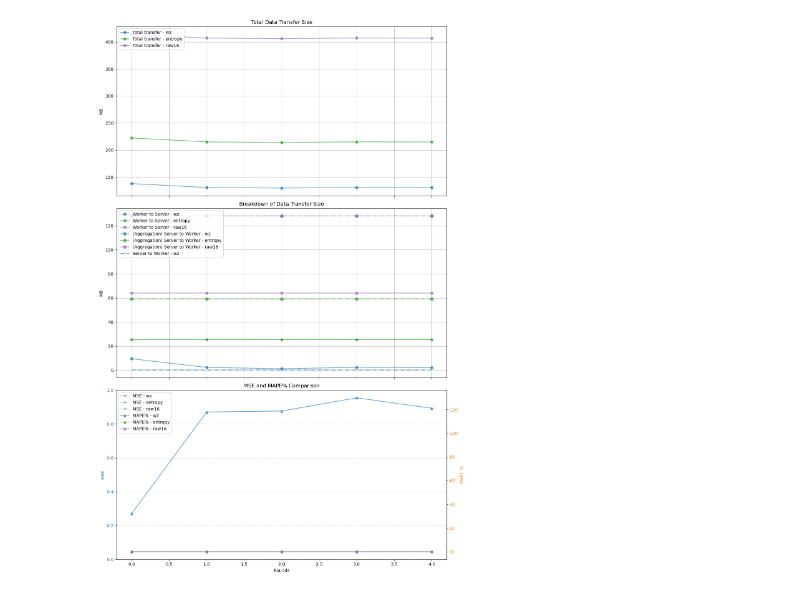
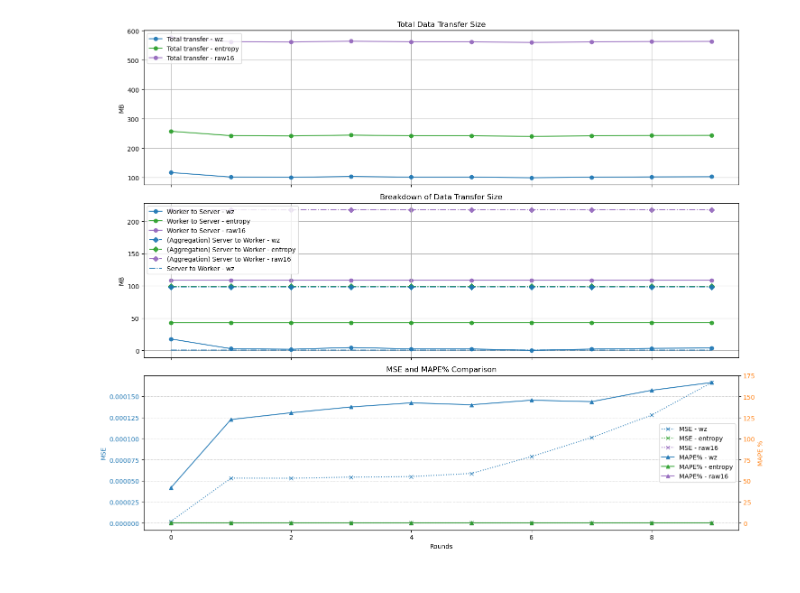
Before and after one commit to HosseinOutward/VUB-ACS-25_Thesis, a Jupyter notebook: Simulation.ipynb, the cells around one changed output. Saved outputs shown, nothing was run; the diff lists cells and outputs as text; code cells hidden in the pictures.

Commit message:
initial reporting methods implemented

```diff
--- a/Simulation.ipynb
+++ b/Simulation.ipynb
@@ -106,7 +106,13 @@ sim.run_simulation(post_training_report=post_training_report, broadcast_prot=bro
 # %%
 importlib.reload(components.broadcast_components.reporting_utilities)
 from components.broadcast_components.reporting_utilities import plot_stats
 
-plot_stats(broadcast_prot.stats)
+# stats = broadcast_prot.stats
+
+path_to='experiments/exp_data/Run_stats_first_try/'
+with open(path_to+'wz stats report util pickle/100.pkl', 'rb') as f:
+    import pickle
+    stats = pickle.load(f)
+plot_stats(stats)
 # %% [output]
-[figure, old version]
+[figure, new version]
```
Also changed, not shown: parts of 6 cells of this notebook, 3 other files.
